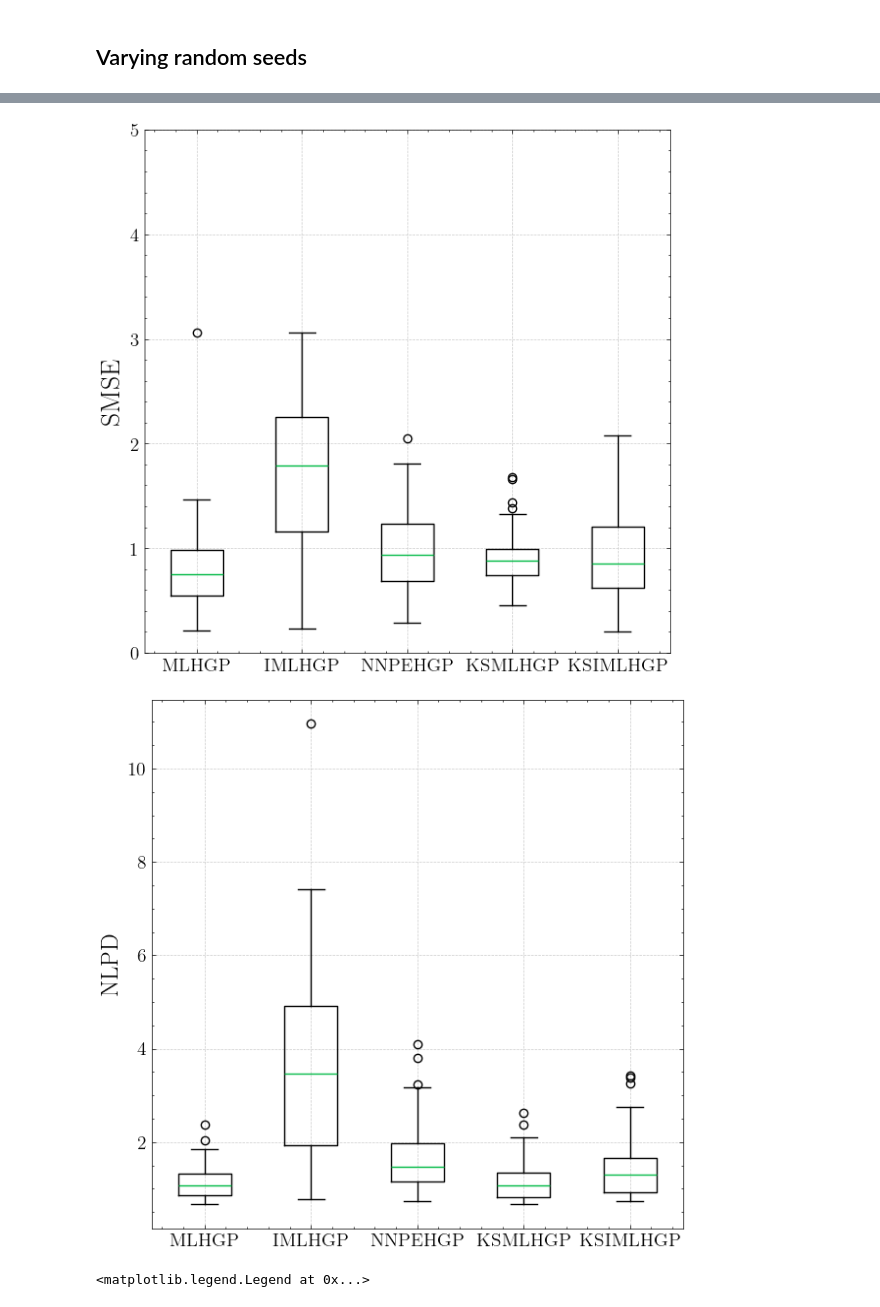
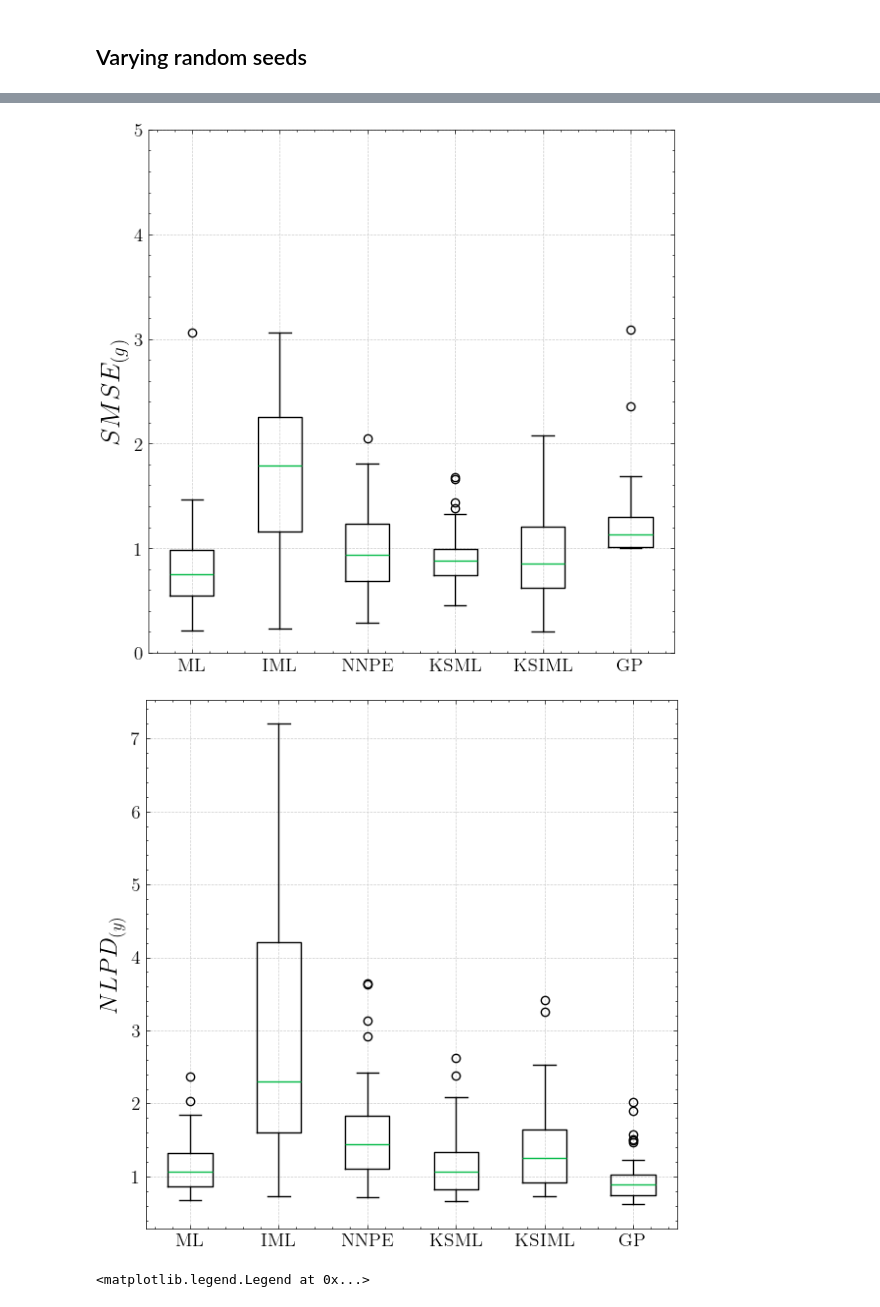
Before and after one commit to fazaghifari/hetgp-eval, a Jupyter notebook: case1_1D_25.ipynb, the cells around one changed output, grey strips where cells are left out. Saved outputs shown, nothing was run; the diff lists cells and outputs as text; code cells hidden in the pictures.

```diff
--- a/case1_1D_25.ipynb
+++ b/case1_1D_25.ipynb
@@ -168,7 +168,7 @@ kernel_noise = ConstantKernel(1.0) * RBF(length_scale=1e-1, length_scale_bounds=
 hgp, training_time = hgp_constructor(X_train_norm, y_train, kernel, kernel_noise)
 # %%
 # make a prediction
-model_name = ["MLHGP", "IMLHGP", "NNPEHGP", "KSMLHGP", "KSIMLHGP"]
+model_name = ["MLHGP", "IMLHGP", "NNPEHGP", "KSMLHGP", "KSIMLHGP", "GP"]
 res_dict = {}
 inf_time = []
 for idx,hgp_model in enumerate(hgp):
@@ -185,16 +185,17 @@ for idx,hgp_model in enumerate(hgp):
 # %% [markdown]
 #### Visual
 # %%
-fig = plt.figure(figsize=(15,10))
-spec = mpl.gridspec.GridSpec(ncols=6, nrows=2, wspace=0.5) # 6 columns evenly divides both 2 & 3
+fig = plt.figure(figsize=(15,17))
+spec = mpl.gridspec.GridSpec(ncols=6, nrows=3, wspace=0.5) # 6 columns evenly divides both 2 & 3
 
 ax1 = fig.add_subplot(spec[0,0:2]) # row 0 with axes spanning 2 cols on evens
 ax2 = fig.add_subplot(spec[0,2:4])
 ax3 = fig.add_subplot(spec[0,4:])
-ax4 = fig.add_subplot(spec[1,1:3]) # row 0 with axes spanning 2 cols on odds
-ax5 = fig.add_subplot(spec[1,3:5])
+ax4 = fig.add_subplot(spec[1,0:2]) # row 0 with axes spanning 2 cols on odds
+ax5 = fig.add_subplot(spec[1,2:4])
+ax6 = fig.add_subplot(spec[1,4:])
 
-axs = [ax1,ax2,ax3,ax4,ax5]
+axs = [ax1,ax2,ax3,ax4,ax5,ax6]
 idx = 0
 for ax in axs:
     try:
@@ -212,14 +213,14 @@ for ax in axs:
             y_pred - 1.96 * (std_al),
             y_pred + 1.96 * (std_al),
             alpha=0.5,
-            label=r"Observed data stdev",
+            label=r"Estimated noise",
         )
         ax.fill_between(
             X_test.ravel(),
             y_pred - 1.96 * std_tot,
             y_pred + 1.96 * std_tot,
             alpha=0.5,
-            label=r"Prediction uncertainty",
+            label=r"Total estimated uncertainty",
         )
         ax.plot(X_test, y_pred, "--m", label="Prediction Mean")
         ax.scatter(X_train, y_train, label="Training Data")
@@ -400,10 +427,10 @@ def train_data_maker(seednum, size=25):
 # %%
 def main(datasize, repeat=100):
 
-    model_name = ["MLHGP", "IMLHGP", "NNPEHGP", "KSMLHGP", "KSIMLHGP"]
+    model_name = ["ML", "IML", "NNPE", "KSML", "KSIML", "GP"]
     metrics_name = ["wasserstein", "smse", "nlpd", "model"]
 
-    ## Initialize metrics dictionary
+    ## Initialize metrics and time dictionary
     model_scores = dict()
     for met in metrics_name:
         model_scores[met] = dict()
@@ -411,6 +438,10 @@ def main(datasize, repeat=100):
             model_scores[met][name] = []
 
     model_scores["train_data"] = []
+
+    time_data = dict()
+    for name in model_name:
+        time_data[name] = []
 
     for i in tqdm(range(repeat)):
         X_train, y_train = train_data_maker(seednum=i, size=datasize)
@@ -443,7 +474,11 @@ def main(datasize, repeat=100):
 
         # make a prediction
         res_dict = {}
-        for idx,hgp_model in enumerate(hgp):
+        hgp_models, hgp_time = hgp
+        for nam,t_train in zip(model_name,hgp_time):
+            time_data[nam].append(t_train)
+
+        for idx,hgp_model in enumerate(hgp_models):
             subres_dict = {}
             Y_pred, Std_pred = hgp_model.predict(X_test_norm, return_std="multi")
             subres_dict["y_pred"] = Y_pred
@@ -461,6 +496,6 @@ def main(datasize, repeat=100):
             model_scores["smse"][name].append(smse)
             model_scores["nlpd"][name].append(nlpd)
 
-    return model_scores
+    return model_scores,time_data
 # %%
-model_scores = main(datasize=25, repeat=50)
+model_scores,time_data = main(datasize=25, repeat=50)
@@ -496,21 +532,21 @@ fig, ax = plt.subplots(figsize=(7,7))
 ax.boxplot(model_scores["smse"].values())
 ax.set_xticklabels(model_scores["wasserstein"].keys())
 ax.set_ylim((0,5))
-ax.set_ylabel("SMSE")
+ax.set_ylabel(r"$SMSE_{(g)}$")
 plt.grid(True, color="0.8", linestyle='--')
 plt.savefig("img/case1_1d/smse.pdf", dpi=300, format="pdf")
 plt.show()
 # %% [output]
-[figure, old version]
+[figure, new version]
 # %%
 fig, ax = plt.subplots(figsize=(7,7))
 ax.boxplot(model_scores["nlpd"].values())
 ax.set_xticklabels(model_scores["wasserstein"].keys())
 # ax.set_ylim((-70,250))
-ax.set_ylabel("NLPD", fontsize=18)
+ax.set_ylabel(r"$NLPD_{(y)}$", fontsize=18)
 plt.grid(True, color="0.8", linestyle='--')
 plt.savefig("img/case1_1d/nlpd.pdf", dpi=300, format="pdf")
 plt.show()
 # %% [output]
-[figure, old version]
+[figure, new version]
 # %%
```
Also changed, not shown: parts of 17 cells of this notebook, 9 other files.
